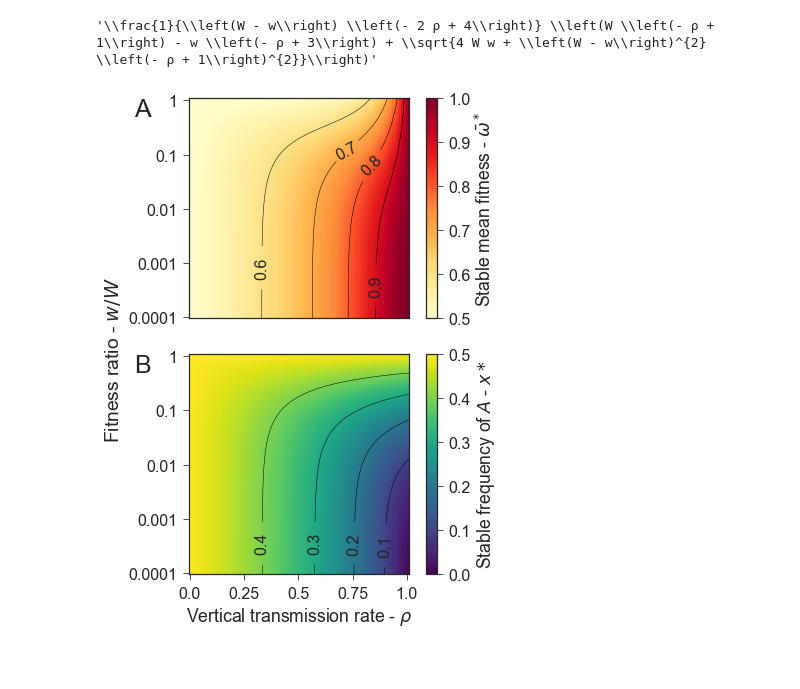
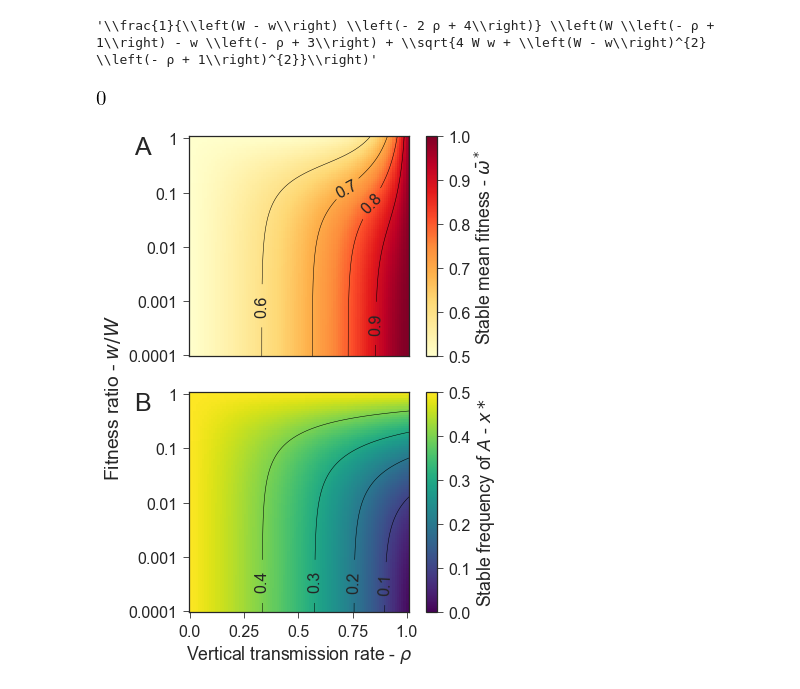
Before and after one commit to yoavram/Milpitas, a Jupyter notebook: notebooks/recurrence.ipynb, the cells around one changed output. Saved outputs shown, nothing was run; the diff lists cells and outputs as text; code cells hidden in the pictures; blank space fills up the shorter version.

```diff
--- a/notebooks/recurrence.ipynb
+++ b/notebooks/recurrence.ipynb
@@ -163,6 +152,11 @@ e = (W*(-ρ + 1) - w*(-ρ + 3) + sqrt(4*W*w + (W - w)**2*(-ρ + 1)**2))/((W - w)
 latex(sol3_nicer)
 # %% [output]
 '\\frac{1}{\\left(W - w\\right) \\left(- 2 ρ + 4\\right)} \\left(W \\left(- ρ + 1\\right) - w \\left(- ρ + 3\\right) + \\sqrt{4 W w + \\left(W - w\\right)^{2} \\left(- ρ + 1\\right)^{2}}\\right)'
+# %%
+Gx = x**2 + ((W+w)/((2-ρ)*(W-w))-1)*x -w/((2-ρ)*(W-w))
+simplify((x-sol2)*(x-sol3) - Gx)
+# %% [output]
+[figure, added]
 # %%
 def x_star(W, w, ρ):
     return 0.5 - (W + w - np.sqrt( (1 - ρ)**2 * (W - w)**2 + 4 * W * w ))/(2 * (2 - ρ) * (W - w))
```
Also changed, not shown: parts of 36 cells of this notebook.
